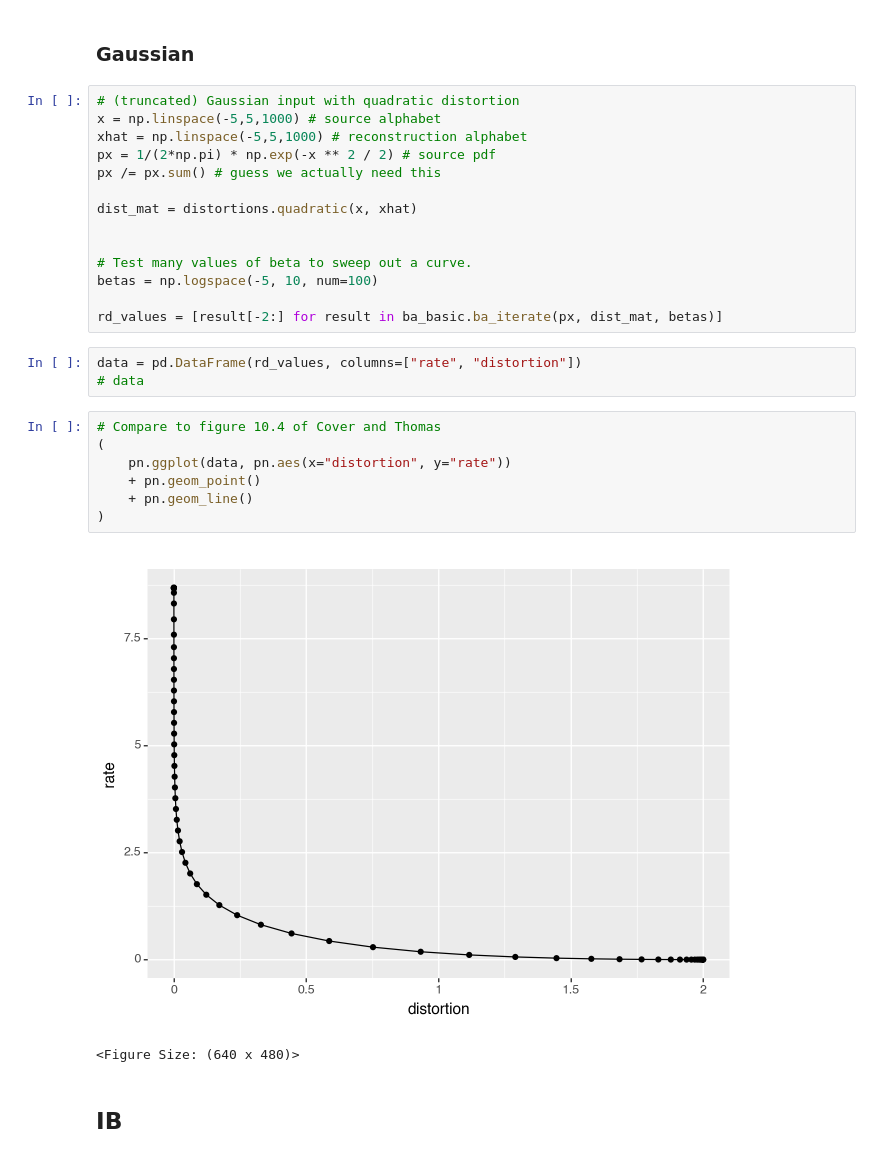
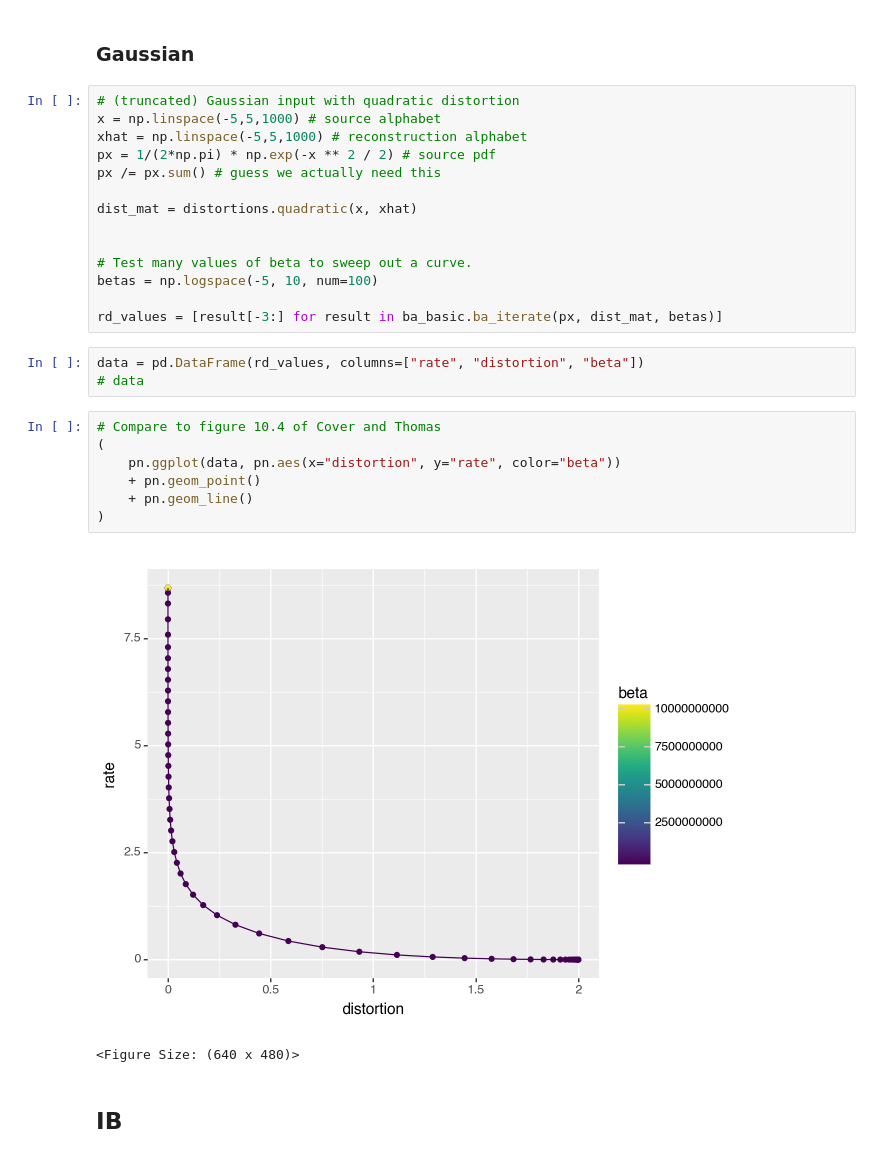
Before and after one commit to nathimel/rdot, a Jupyter notebook: src/examples/test_visualizations.ipynb, the cells around one changed output. Cells and saved outputs as stored; diff of their text form.

Commit message:
change api to return beta and alpha

```diff
--- a/src/examples/test_visualizations.ipynb
+++ b/src/examples/test_visualizations.ipynb
@@ -52,19 +52,19 @@ dist_mat = distortions.quadratic(x, xhat)
 # Test many values of beta to sweep out a curve.
 betas = np.logspace(-5, 10, num=100)
 
-rd_values = [result[-2:] for result in ba_basic.ba_iterate(px, dist_mat, betas)]
+rd_values = [result[-3:] for result in ba_basic.ba_iterate(px, dist_mat, betas)]
 # %%
-data = pd.DataFrame(rd_values, columns=["rate", "distortion"])
+data = pd.DataFrame(rd_values, columns=["rate", "distortion", "beta"])
 # data
 # %%
 # Compare to figure 10.4 of Cover and Thomas
 (
-    pn.ggplot(data, pn.aes(x="distortion", y="rate"))
+    pn.ggplot(data, pn.aes(x="distortion", y="rate", color="beta"))
     + pn.geom_point()
     + pn.geom_line()
 )
 # %% [output]
-[figure, old version]
+[figure, new version]
 <Figure Size: (640 x 480)>
 # %% [markdown]
 ## IB
```
Also changed, not shown: parts of 14 cells of this notebook, 5 other files.
